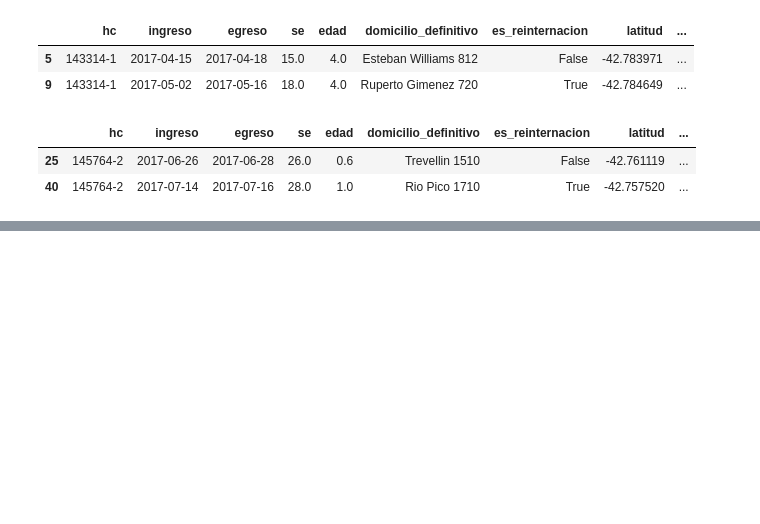
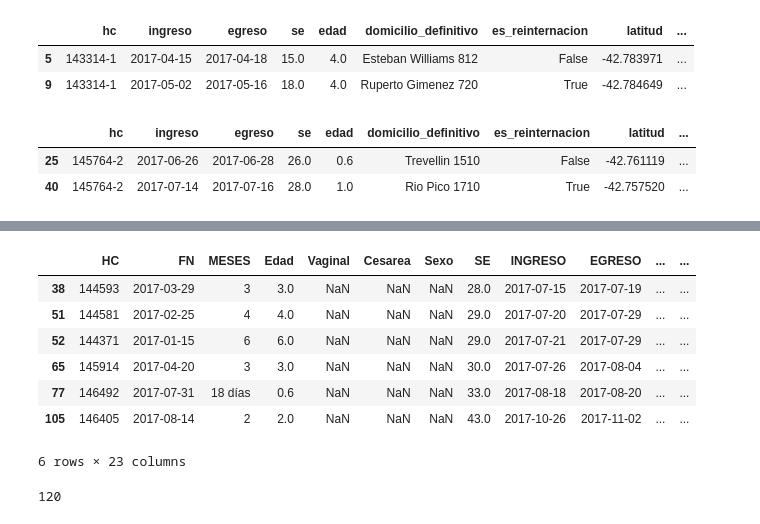
Before and after one commit to LeoMorales/pi-bronquiolitis-pipeline, a Jupyter notebook: scripts/exploratorio.ipynb, the cells around one changed output, grey strips where cells are left out. Drawn from its saved outputs; the diff is of its cells as text; code cells hidden in the pictures; blank space fills up the shorter version.

```diff
--- a/scripts/exploratorio.ipynb
+++ b/scripts/exploratorio.ipynb
@@ -207,0 +214,2 @@ output_df[output_df['hc'] == "145764-2"]
+# %%
+all_not_duplicated = list(set(todos_los_ids))
@@ -207,0 +224,2 @@ output_df[output_df['hc'] == "145764-2"]
+# %%
+not_found_ids = list( set(all_not_duplicated) - set(output_df['hc'].unique()) )
@@ -207,0 +232,4 @@ output_df[output_df['hc'] == "145764-2"]
+# %%
+raw_data_path = "/home/lmorales/work/pipelines/pi-bronquiolitis/input-data/IRAB O2 2017 18 19 20 O31.csv"
+# %%
+df_raw = pandas.read_csv(raw_data_path)
@@ -207,0 +246,11 @@ output_df[output_df['hc'] == "145764-2"]
+# %%
+df_raw[df_raw['HC'].isin(not_found_ids)]
+# %% [output]
+|  | HC | FN | MESES | Edad | Vaginal | Cesarea | Sexo | SE | INGRESO | EGRESO | ... | ... |
+| 38 | 144593 | 2017-03-29 | 3 | 3.0 | NaN | NaN | NaN | 28.0 | 2017-07-15 | 2017-07-19 | ... | ... |
+| 51 | 144581 | 2017-02-25 | 4 | 4.0 | NaN | NaN | NaN | 29.0 | 2017-07-20 | 2017-07-29 | ... | ... |
+| 52 | 144371 | 2017-01-15 | 6 | 6.0 | NaN | NaN | NaN | 29.0 | 2017-07-21 | 2017-07-29 | ... | ... |
+| 65 | 145914 | 2017-04-20 | 3 | 3.0 | NaN | NaN | NaN | 30.0 | 2017-07-26 | 2017-08-04 | ... | ... |
+| 77 | 146492 | 2017-07-31 | 18 días | 0.6 | NaN | NaN | NaN | 33.0 | 2017-08-18 | 2017-08-20 | ... | ... |
+| 105 | 146405 | 2017-08-14 | 2 | 2.0 | NaN | NaN | NaN | 43.0 | 2017-10-26 | 2017-11-02 | ... | ... |
+6 rows × 23 columns
@@ -207,0 +270,4 @@ output_df[output_df['hc'] == "145764-2"]
+# %%
+len(df)
+# %% [output]
+120
```
Also changed, not shown: parts of 12 cells of this notebook, 14 other files.
